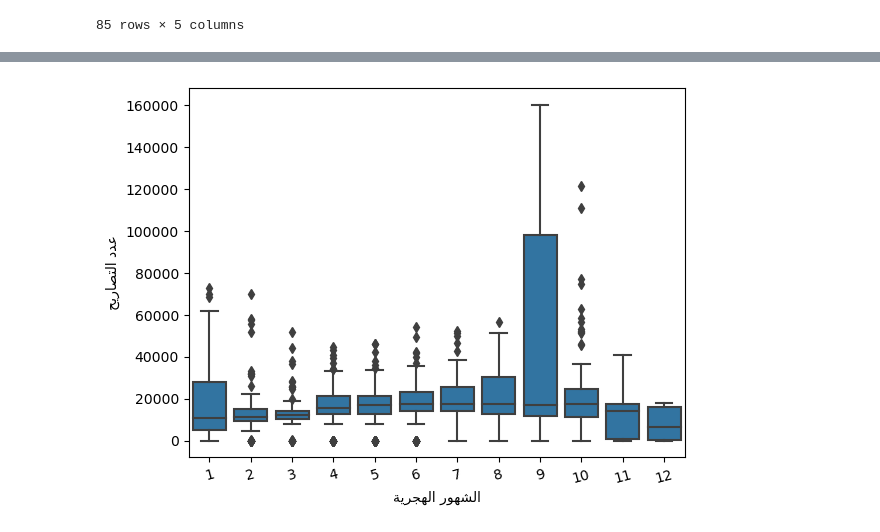
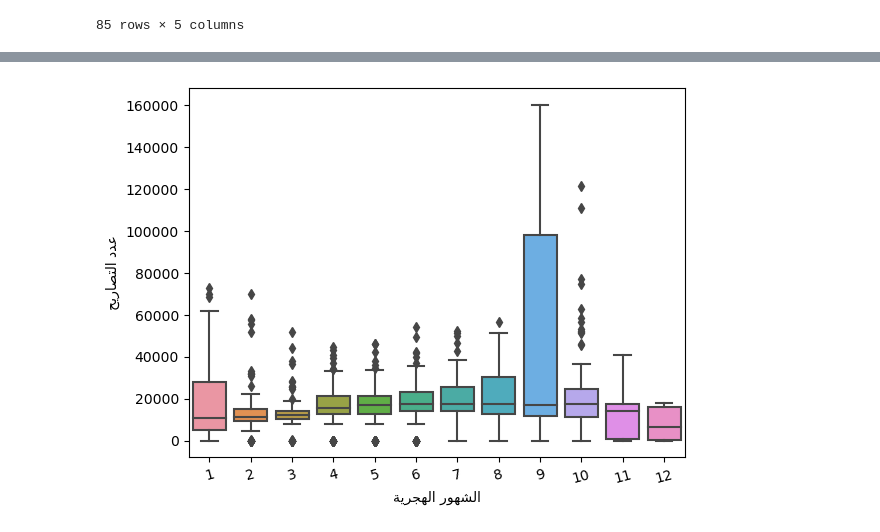
Before and after one commit to TMQ5/My_Projects, a Jupyter notebook: تحليل بيانات الحج والعمرة/تصاريح تطبيق نُسُك/مشروع تحليل بيانات تصاريح تطبيق نُسُك لعام ١٤٤٤ه.ipynb, the cells around one changed output, grey strips where cells are left out. Saved outputs shown, nothing was run; the diff lists cells and outputs as text; code cells hidden in the pictures.

```diff
--- a/تحليل بيانات الحج والعمرة/تصاريح تطبيق نُسُك/مشروع تحليل بيانات تصاريح تطبيق نُسُك لعام ١٤٤٤ه.ipynb
+++ b/تحليل بيانات الحج والعمرة/تصاريح تطبيق نُسُك/مشروع تحليل بيانات تصاريح تطبيق نُسُك لعام ١٤٤٤ه.ipynb
@@ -270,9 +310,7 @@ plt.xticks(rotation=15);
 # %%
 
-base_color = sns.color_palette()[0]
-
-sns.boxplot(data=df, x='الشهر', y='عدد التصاريح من نسك' , color=base_color).set(xlabel= get_display( arabic_reshaper.reshape('الشهور الهجرية')),
+sns.boxplot(data=df, x='الشهر', y='عدد التصاريح من نسك').set(xlabel= get_display( arabic_reshaper.reshape('الشهور الهجرية')),
                                                                                 ylabel= get_display( arabic_reshaper.reshape('عدد التصاريح')))
 plt.xticks(rotation=15);
 # %% [output]
-[figure, old version]
+[figure, new version]
```
Also changed, not shown: parts of 23 cells of this notebook.
